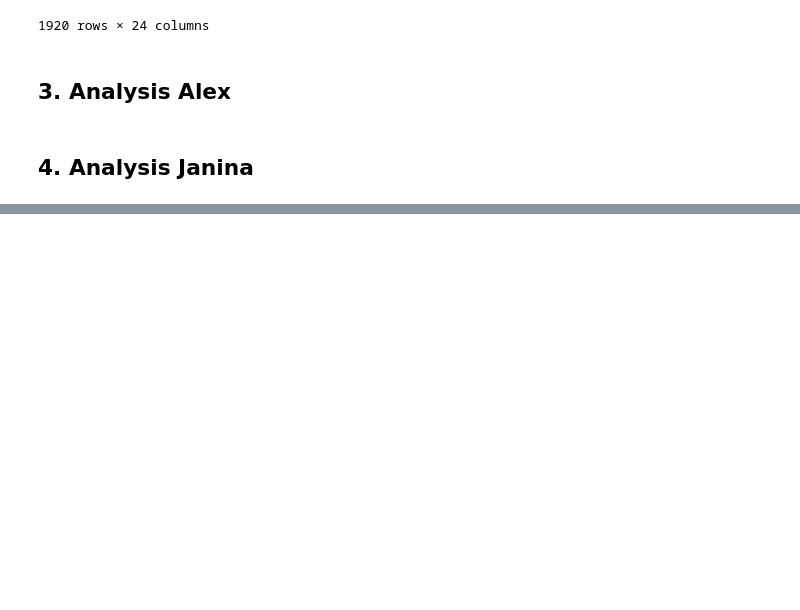
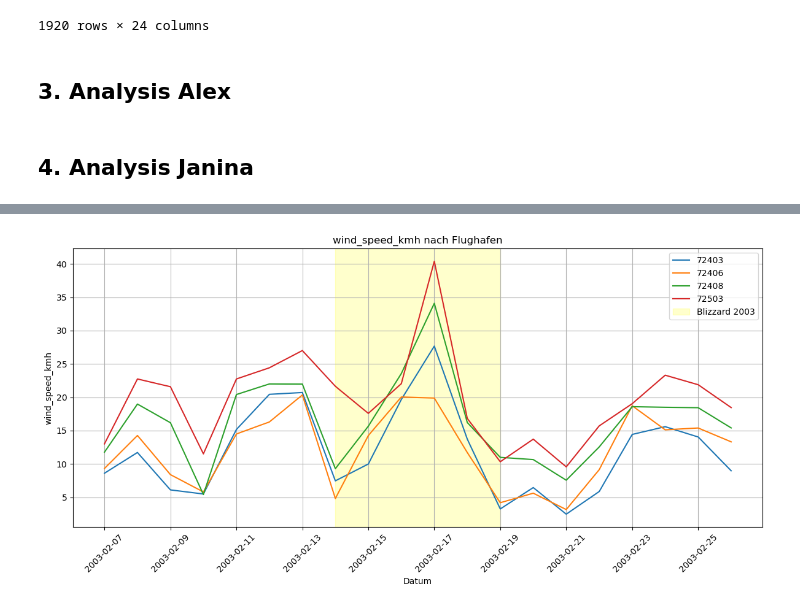
Before and after one commit to neuefische/da-analytics-engineering-project, a Jupyter notebook: notebooks_workspace/EDA_janina.ipynb, the cells around one changed output, grey strips where cells are left out. Drawn from its saved outputs; the diff is of its cells as text; code cells hidden in the pictures; blank space fills up the shorter version.

```diff
--- a/notebooks_workspace/EDA_janina.ipynb
+++ b/notebooks_workspace/EDA_janina.ipynb
@@ -80,0 +195,3 @@ df_weather
+# %%
+df_weather_daily_by_station = df_weather_clean.groupby(["date", "station_id"]).mean(numeric_only=True).reset_index()
+df_weather_daily_by_station.head(5)
@@ -80,0 +283,28 @@ df_weather
+# %%
+# Beispiel: df_weather_daily hat Spalten: date, station_id, temp_c
+
+fig, ax = plt.subplots(figsize=(12,6))
+
+# Alle Stationen gruppieren und für jede Linie plotten
+for station, group in df_weather_daily_by_station.groupby("station_id"):
+    ax.plot(group["date"], group["wind_speed_kmh"], label=f"{station}")
+
+# Zeitraum hervorheben (z. B. Blizzard)
+ax.axvspan(pd.Timestamp("2003-02-14"), pd.Timestamp("2003-02-19"),
+           color="yellow", alpha=0.2, label="Blizzard 2003")
+
+# Optional: einen einzelnen Tag hervorheben
+# ax.axvline(pd.Timestamp("2003-02-15"), color="black", linestyle="--", alpha=0.6, label="kritischer Tag")
+
+# Achsen & Stil
+ax.xaxis.set_major_formatter(mdates.DateFormatter("%Y-%m-%d"))
+plt.xticks(rotation=45)
+plt.xlabel("Datum")
+plt.ylabel("wind_speed_kmh")
+plt.title("wind_speed_kmh nach Flughafen")
+plt.legend()
+plt.grid(True)
+plt.tight_layout()
+plt.show()
+# %% [output]
+[figure, added]
```
Also changed, not shown: parts of 24 cells of this notebook.
